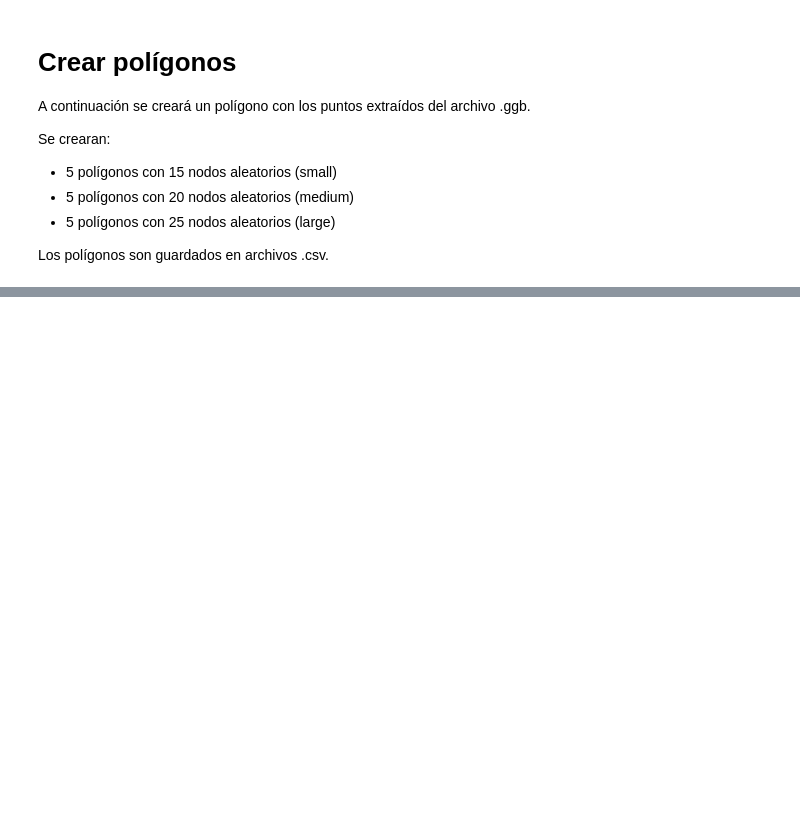
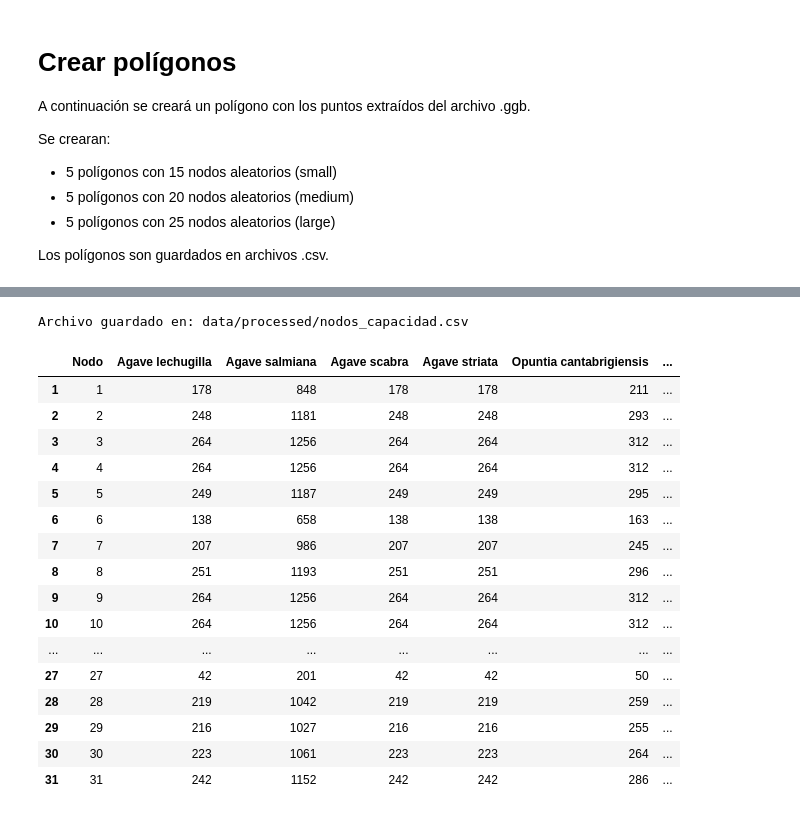
Before and after one commit to Facundo-Barbera/reto-MA2001B, a Jupyter notebook: entregable_3.ipynb, the cells around one changed output, grey strips where cells are left out. Cells and saved outputs as stored; diff of their text form; code cells hidden in the pictures; blank space fills up the shorter version.

```diff
--- a/entregable_3.ipynb
+++ b/entregable_3.ipynb
@@ -269,0 +312,61 @@ Saved: data/processed/big/big_5.csv
+# %%
+import json
+import pandas as pd
+
+def compute_nodos_capacidad(dictionary_json, output_nodes_csv):
+    # Cargar los archivos JSON
+    with open(dictionary_json, "r") as f:
+        nodos_data = json.load(f)
+
+    with open("data/raw/plantas.json", "r") as f:
+        plantas_data = json.load(f)
+
+    # Calcular la cantidad de plantas por nodo, multiplicando directamente
+    # la capacidad del nodo por la "cantidad por hectarea"
+    nodos_plantas_numerados = {}
+    for nodo_id, nodo in nodos_data.items():
+        capacidad_nodo = nodo["capacidad"]
+        nodos_plantas_numerados[nodo_id] = {}
+        total_plantas_nodo = 0
+
+        for planta, datos in plantas_data.items():
+            # Multiplicar capacidad del nodo por "cantidad por hectarea"
+            cantidad_planta = round(capacidad_nodo * datos["cantidad_por_hectarea"])
+            nodos_plantas_numerados[nodo_id][planta] = cantidad_planta
+            total_plantas_nodo += cantidad_planta
+
+        # Añadir la columna "total" con la suma de todas las plantas en el nodo
+        nodos_plantas_numerados[nodo_id]["total"] = total_plantas_nodo
+
+    # Convertir a DataFrame
+    df_nodos_capacidad = pd.DataFrame(nodos_plantas_numerados).T
+    df_nodos_capacidad.insert(0, 'Nodo', df_nodos_capacidad.index)
+
+    # Guardar el DataFrame en un archivo CSV
+    df_nodos_capacidad.to_csv(output_nodes_csv, index=False)
+    print(f"Archivo guardado en: {output_nodes_csv}")
+
+    return df_nodos_capacidad
+
+
+# Ejecución de la función para guardar los datos en un archivo CSV
+compute_nodos_capacidad("data/raw/dictionary.json", "data/processed/nodos_capacidad.csv")
+# %% [output]
+Archivo guardado en: data/processed/nodos_capacidad.csv
+|  | Nodo | Agave lechugilla | Agave salmiana | Agave scabra | Agave striata | Opuntia cantabrigiensis | ... |
+| 1 | 1 | 178 | 848 | 178 | 178 | 211 | ... |
+| 2 | 2 | 248 | 1181 | 248 | 248 | 293 | ... |
+| 3 | 3 | 264 | 1256 | 264 | 264 | 312 | ... |
+| 4 | 4 | 264 | 1256 | 264 | 264 | 312 | ... |
+| 5 | 5 | 249 | 1187 | 249 | 249 | 295 | ... |
+| 6 | 6 | 138 | 658 | 138 | 138 | 163 | ... |
+| 7 | 7 | 207 | 986 | 207 | 207 | 245 | ... |
+| 8 | 8 | 251 | 1193 | 251 | 251 | 296 | ... |
+| 9 | 9 | 264 | 1256 | 264 | 264 | 312 | ... |
+| 10 | 10 | 264 | 1256 | 264 | 264 | 312 | ... |
+| ... | ... | ... | ... | ... | ... | ... | ... |
+| 27 | 27 | 42 | 201 | 42 | 42 | 50 | ... |
+| 28 | 28 | 219 | 1042 | 219 | 219 | 259 | ... |
+| 29 | 29 | 216 | 1027 | 216 | 216 | 255 | ... |
+| 30 | 30 | 223 | 1061 | 223 | 223 | 264 | ... |
+| 31 | 31 | 242 | 1152 | 242 | 242 | 286 | ... |
```
Also changed, not shown: parts of 36 cells of this notebook, 2 other files.
